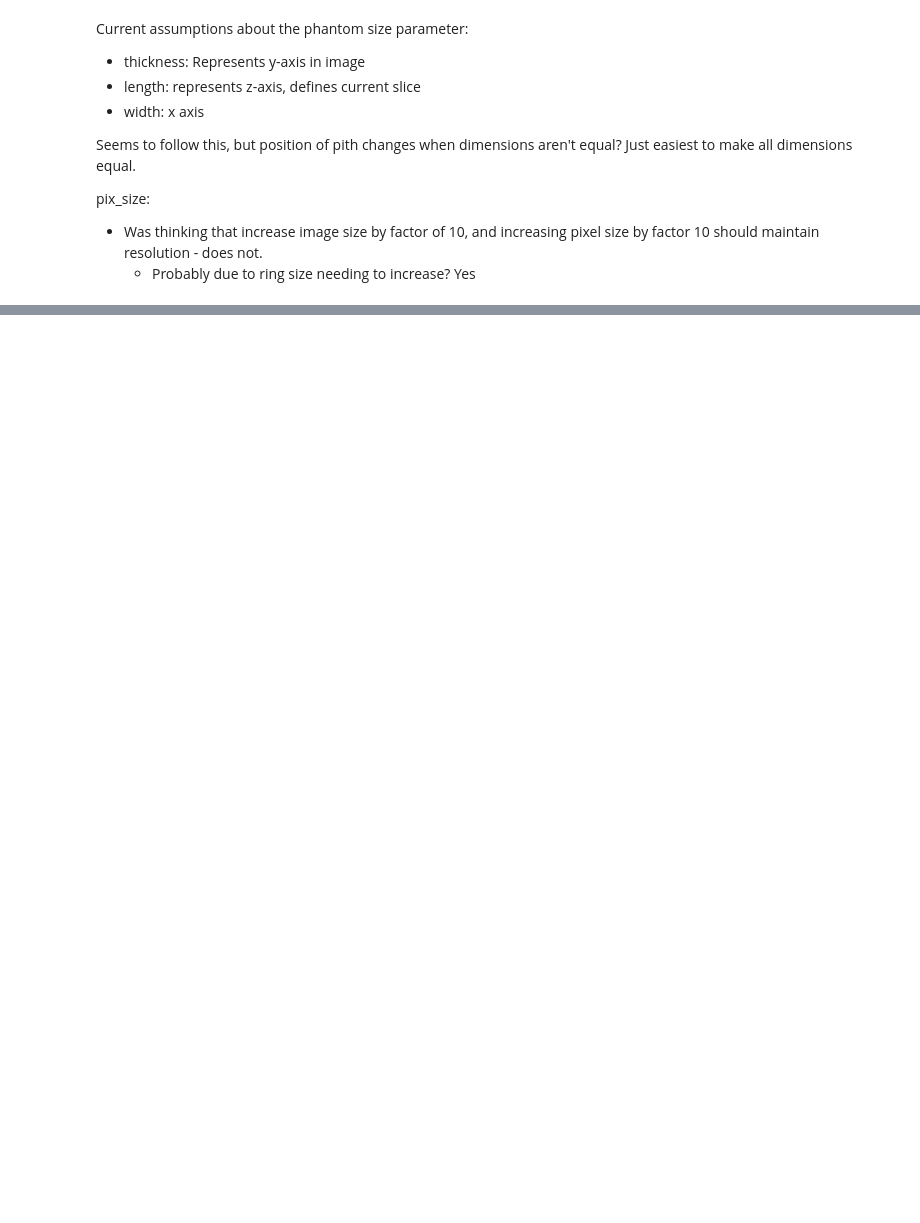
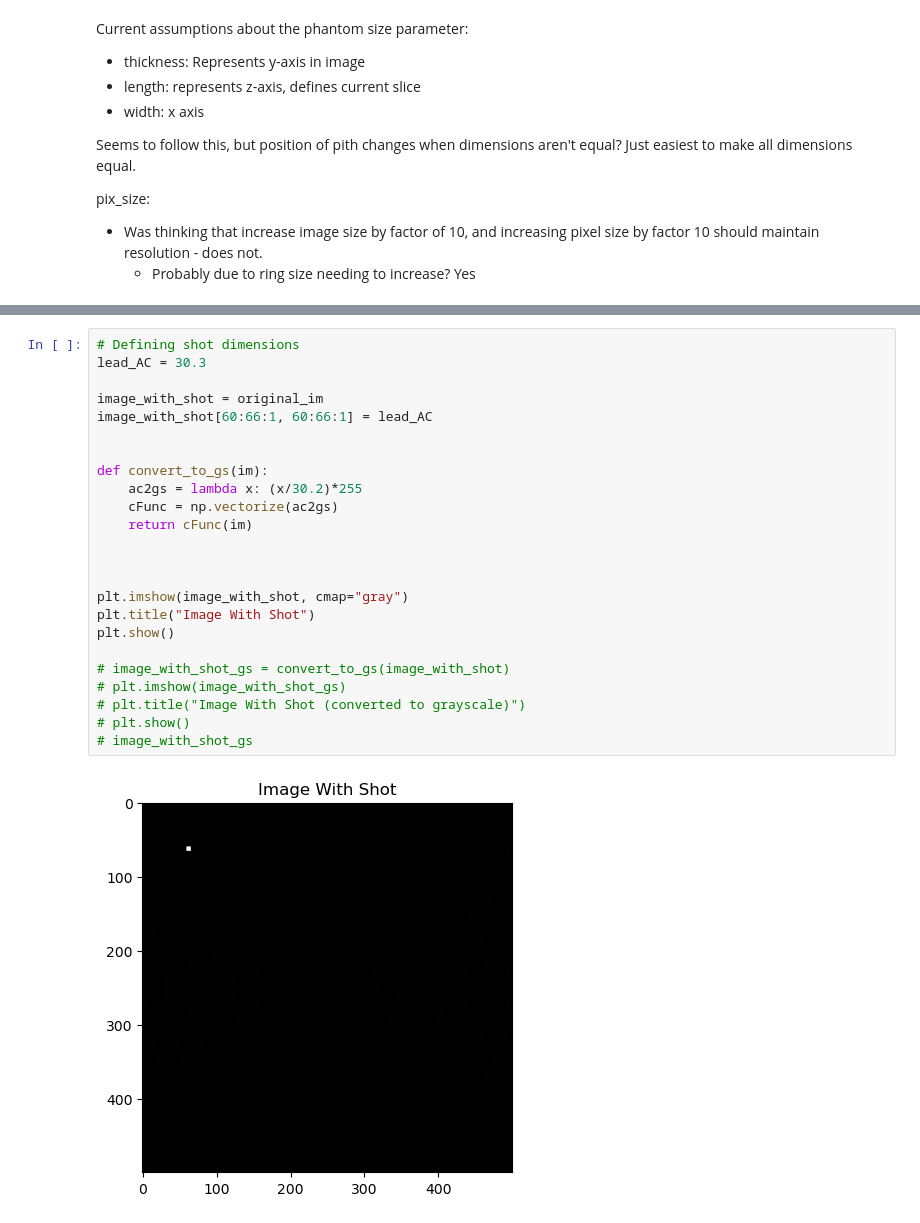
Before and after one commit to npeuker/MathModellingDTU, a Jupyter notebook: Exam Project/validation data generation/imagegen.ipynb, the cells around one changed output, grey strips where cells are left out. Drawn from its saved outputs; the diff is of its cells as text; blank space fills up the shorter version.

```diff
--- a/Exam Project/validation data generation/imagegen.ipynb
+++ b/Exam Project/validation data generation/imagegen.ipynb
@@ -202,0 +476,26 @@ pix_size:
+# %%
+# Defining shot dimensions
+lead_AC = 30.3
+
+image_with_shot = original_im
+image_with_shot[60:66:1, 60:66:1] = lead_AC
+
+
+def convert_to_gs(im):
+    ac2gs = lambda x: (x/30.2)*255
+    cFunc = np.vectorize(ac2gs)
+    return cFunc(im)
+
+
+
+plt.imshow(image_with_shot, cmap="gray")
+plt.title("Image With Shot")
+plt.show()
+
+# image_with_shot_gs = convert_to_gs(image_with_shot)
+# plt.imshow(image_with_shot_gs)
+# plt.title("Image With Shot (converted to grayscale)")
+# plt.show()
+# image_with_shot_gs
+# %% [output]
+[figure, added]
```
Also changed, not shown: parts of 13 cells of this notebook, 26 other files.
